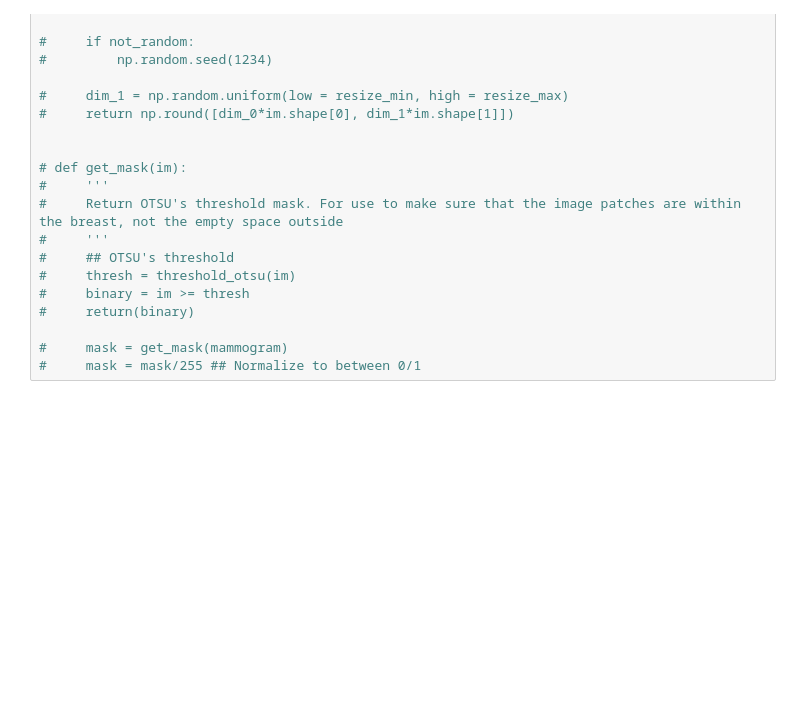
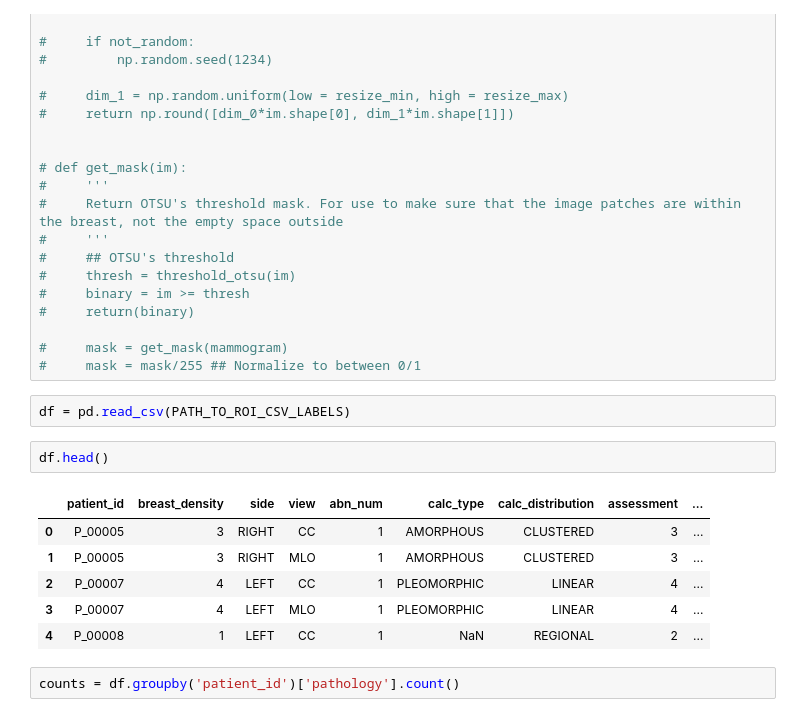
Before and after one commit to jlandesman/mammoGAN, a Jupyter notebook: src/Image Preprocessing.ipynb, the cells around one changed output. Cells and saved outputs as stored; diff of their text form; blank space fills up the shorter version.

```diff
--- a/src/Image Preprocessing.ipynb
+++ b/src/Image Preprocessing.ipynb
@@ -493,3 +510,16 @@ rotation_angle = np.random.randint(low = 0, high = MAX_ROTATE)
 
 #     mask = get_mask(mammogram)
 #     mask = mask/255 ## Normalize to between 0/1
+# %%
+df = pd.read_csv(PATH_TO_ROI_CSV_LABELS)
+# %%
+df.head()
+# %% [output]
+|  | patient_id | breast_density | side | view | abn_num | calc_type | calc_distribution | assessment | ... |
+| 0 | P_00005 | 3 | RIGHT | CC | 1 | AMORPHOUS | CLUSTERED | 3 | ... |
+| 1 | P_00005 | 3 | RIGHT | MLO | 1 | AMORPHOUS | CLUSTERED | 3 | ... |
+| 2 | P_00007 | 4 | LEFT | CC | 1 | PLEOMORPHIC | LINEAR | 4 | ... |
+| 3 | P_00007 | 4 | LEFT | MLO | 1 | PLEOMORPHIC | LINEAR | 4 | ... |
+| 4 | P_00008 | 1 | LEFT | CC | 1 | NaN | REGIONAL | 2 | ... |
+# %%
+counts = df.groupby('patient_id')['pathology'].count()
```
Also changed, not shown: parts of 7 cells of this notebook, 1 other file.
